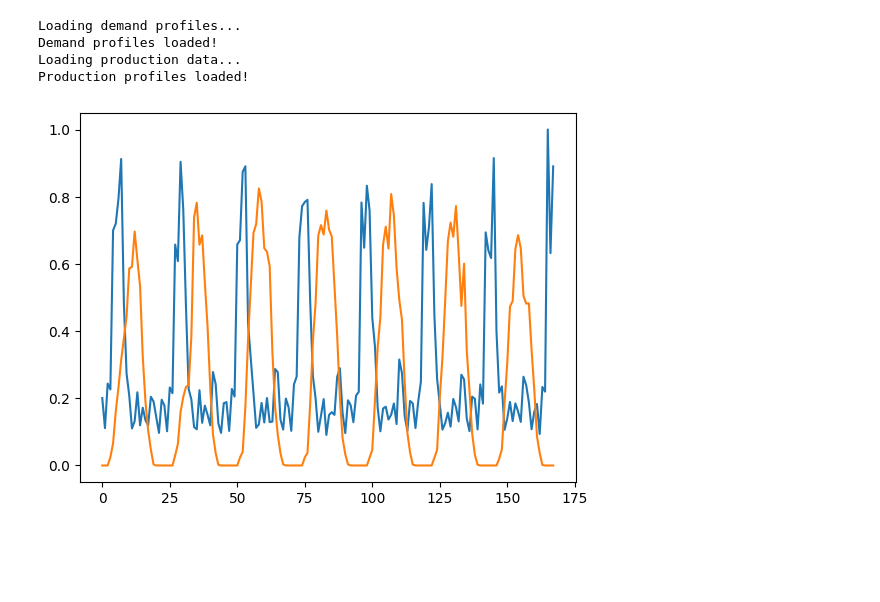
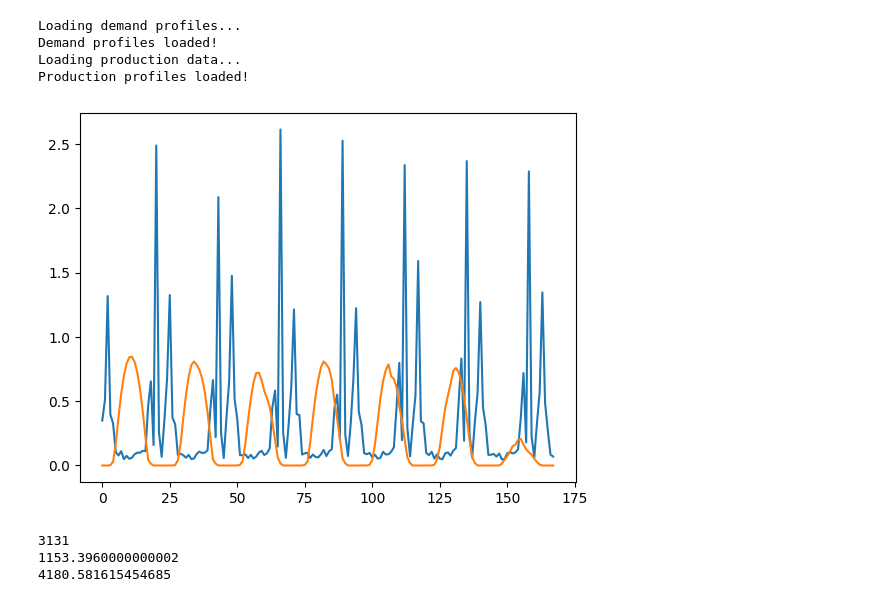
Before and after one commit to antonhlenander/CommunityFlex, a Jupyter notebook: demo.ipynb, the cells around one changed output. Saved outputs shown, nothing was run; the diff lists cells and outputs as text; code cells hidden in the pictures; blank space fills up the shorter version.

```diff
--- a/demo.ipynb
+++ b/demo.ipynb
@@ -5,33 +5,58 @@ import matplotlib.pyplot as plt
 subfolder = 'data/fullyearPV_singleDemand/'
 demand_path = f'{subfolder}demandprofiles.csv'
 prod_path = f'{subfolder}PV.csv'
 price_path = f'{subfolder}price_data.csv'
 dm = DataManager(demand_path, prod_path)
 
+
+
 agent_ids = [f'H{i+1}' for i in range(5)]
 
 #supply = {aid: dm.prod_df[aid] for aid in agent_ids}
 #supply = dm.prod_df['production']
 
 demand = []
 production = []
 
-for i in range(168*25,168*26):
+start = (168*18)+(24*4)
+
+end = (168*19)+(24*4)
+
+for i in range(start, end):
     p = dm.get_agent_production(i)
     production.append(p)
-    d = dm.get_agent_demand('H5', i%23)
+    d = dm.get_agent_demand('H4', i%23)
     demand.append(d)
 
 plt.plot(demand)
 plt.plot(production)
 plt.show()
 
 
 # plt.plot(demands['H1'], label='Demand')
 # plt.plot(dm.prod_df['production'], label='Supply')
 # %% [output]
 Loading demand profiles...
 Demand profiles loaded!
 Loading production data...
 Production profiles loaded!
-[figure, old version]
+[figure, new version]
+# %%
+prod_df = dm.prod_df
+
+max_index = prod_df['production'].idxmax()
+print(max_index)
+
+sum_prod = prod_df['production'].sum()
+print(sum_prod)
+
+demand_sum = 0
+
+for i in range(365*24):
+    demand_sum += dm.get_agent_demand('H1', i%23)
+
+print(demand_sum)
+# %% [output]
+3131
+1153.3960000000002
+4180.581615454685
```
Also changed, not shown: 9 other files.
